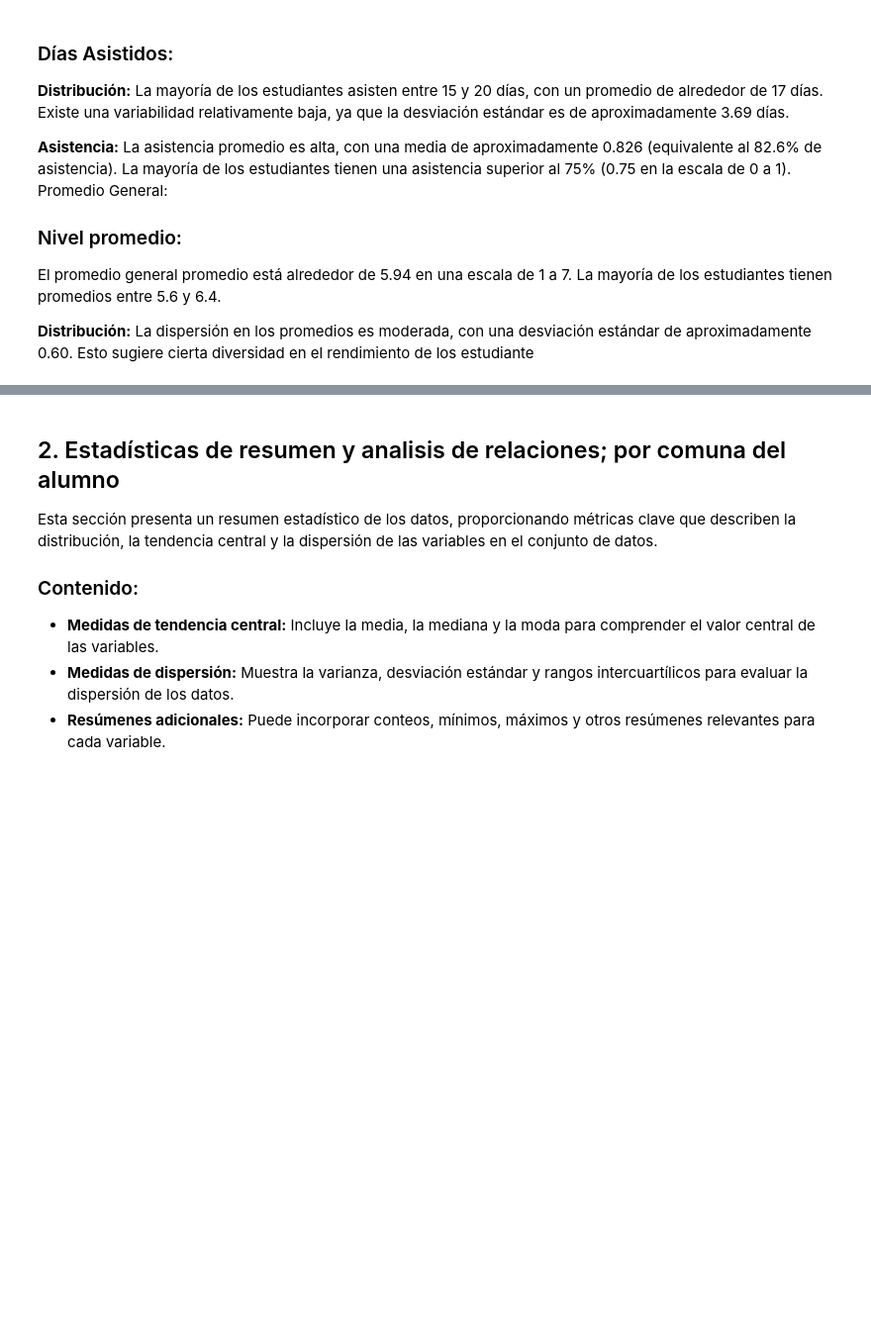
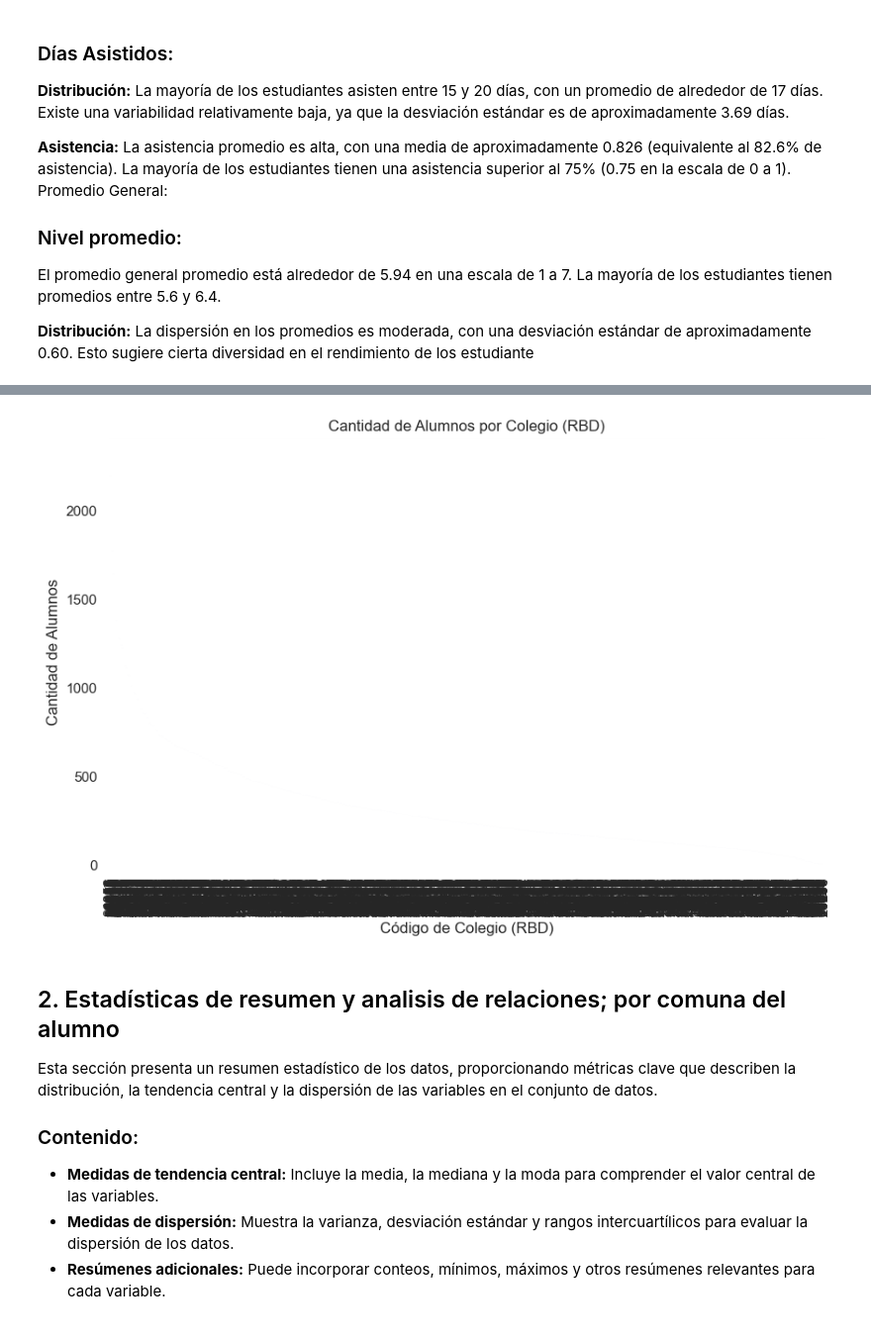
Before and after one commit to sofiafuentess/Proyecto-IMT2200-GRUPO-7, a Jupyter notebook: analisis_data/EDA_info_por_estudiante.ipynb, the cells around one changed output, grey strips where cells are left out. Shown: that part at 99% size. Drawn from its saved outputs; the diff is of its cells as text; code cells hidden in the pictures; blank space fills up the shorter version.

```diff
--- a/analisis_data/EDA_info_por_estudiante.ipynb
+++ b/analisis_data/EDA_info_por_estudiante.ipynb
@@ -205,3 +206,14 @@ plt.show()
+# %%
+alumnos_por_colegio = df_estudiantes['RBD'].value_counts()
+
+plt.figure(figsize=(10, 6))
+alumnos_por_colegio.plot(kind='bar')
+plt.xlabel('Código de Colegio (RBD)')
+plt.ylabel('Cantidad de Alumnos')
+plt.title('Cantidad de Alumnos por Colegio (RBD)')
+plt.show()
+# %% [output]
+[figure, added]
 # %% [markdown]
 ## 2. Estadísticas de resumen y analisis de relaciones; por comuna del alumno
 
```
Also changed, not shown: parts of 22 cells of this notebook, 1 other file.
